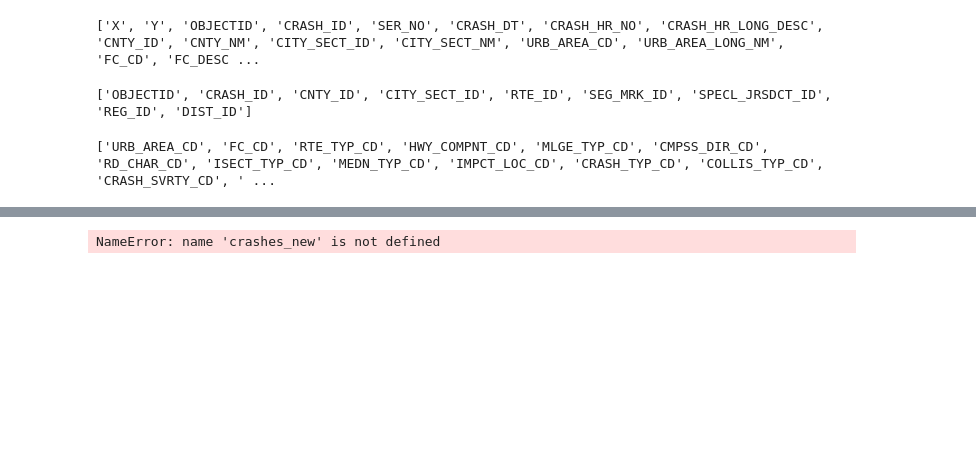
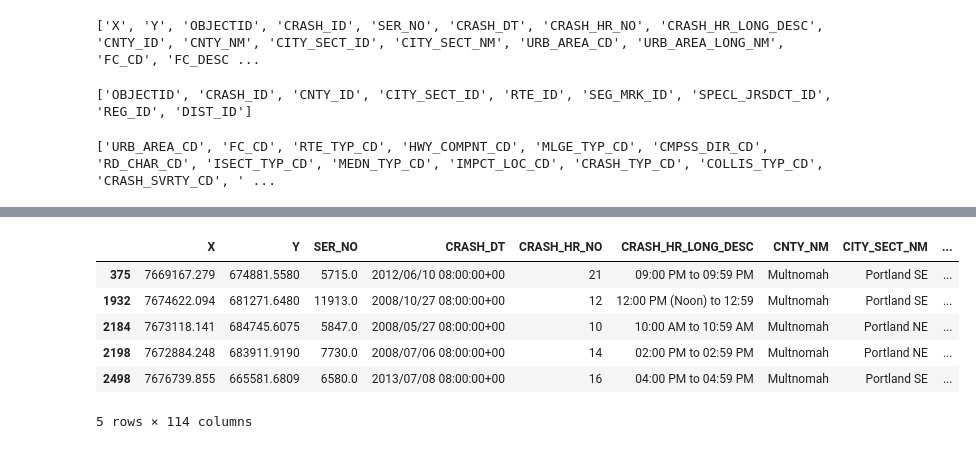
Before and after one commit to thomascsato/CS-475-Portland-Car-Crashes, a Jupyter notebook: crashes.ipynb, the cells around one changed output, grey strips where cells are left out. Drawn from its saved outputs; the diff is of its cells as text; code cells hidden in the pictures; blank space fills up the shorter version.

```diff
--- a/crashes.ipynb
+++ b/crashes.ipynb
@@ -103,5 +78,4 @@ crashes_new
 # %%
 crashes_portland = crashes_new.dropna(subset = 'CITY_SECT_NM')
 crashes_portland = crashes_portland[crashes_portland['CITY_SECT_NM'].str.contains('Portland')]
+crashes_portland
-# %% [output]
-NameError: name 'crashes_new' is not defined
@@ -109,0 +82,13 @@ crashes_portland
+# %%
+# All rows where there are death(s) cause by the crash
+
+fatal_crashes = crashes_portland[crashes_portland["TOT_FATAL_CNT"] != 0]
+fatal_crashes.head()
+# %% [output]
+|  | X | Y | SER_NO | CRASH_DT | CRASH_HR_NO | CRASH_HR_LONG_DESC | CNTY_NM | CITY_SECT_NM | ... |
+| 375 | 7669167.279 | 674881.5580 | 5715.0 | 2012/06/10 08:00:00+00 | 21 | 09:00 PM to 09:59 PM | Multnomah | Portland SE | ... |
+| 1932 | 7674622.094 | 681271.6480 | 11913.0 | 2008/10/27 08:00:00+00 | 12 | 12:00 PM (Noon) to 12:59 | Multnomah | Portland SE | ... |
+| 2184 | 7673118.141 | 684745.6075 | 5847.0 | 2008/05/27 08:00:00+00 | 10 | 10:00 AM to 10:59 AM | Multnomah | Portland NE | ... |
+| 2198 | 7672884.248 | 683911.9190 | 7730.0 | 2008/07/06 08:00:00+00 | 14 | 02:00 PM to 02:59 PM | Multnomah | Portland NE | ... |
+| 2498 | 7676739.855 | 665581.6809 | 6580.0 | 2013/07/08 08:00:00+00 | 16 | 04:00 PM to 04:59 PM | Multnomah | Portland SE | ... |
+5 rows × 114 columns
```
Also changed, not shown: parts of 13 cells of this notebook.
